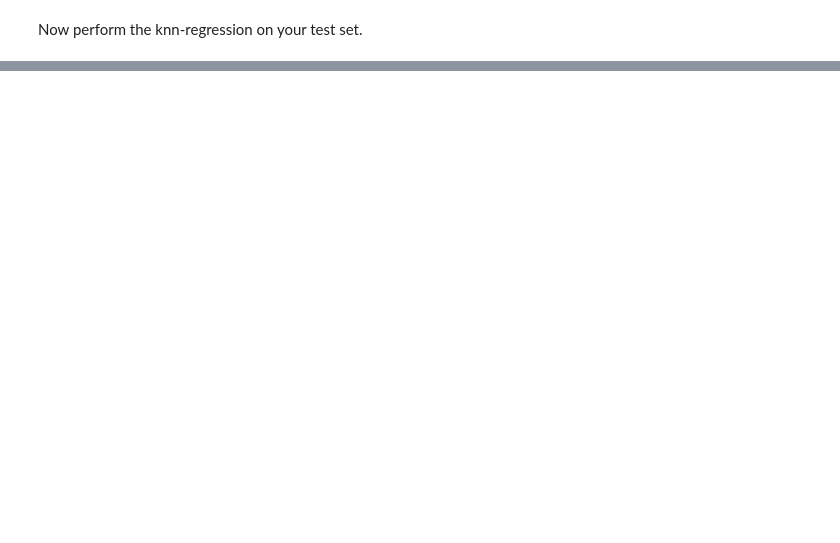
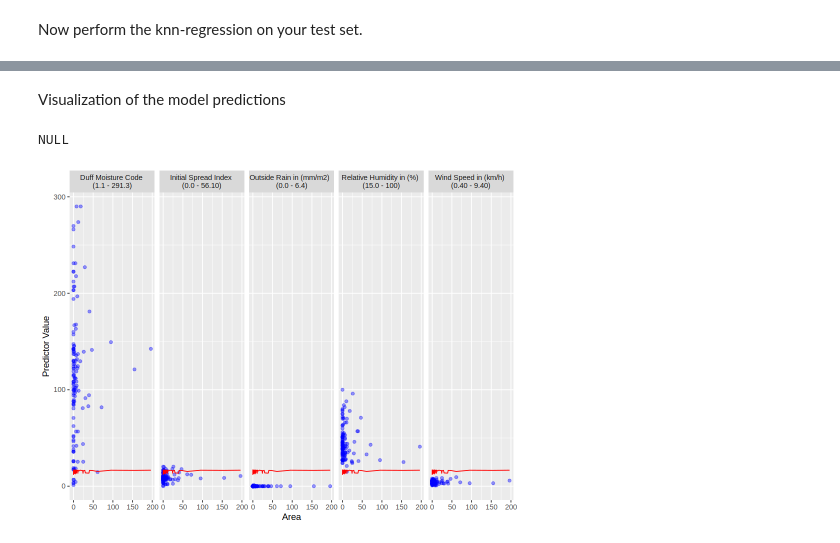
Before and after one commit to perdomopatrick/group7, a Jupyter notebook: ryanCode.ipynb, the cells around one changed output, grey strips where cells are left out. Cells and saved outputs as stored; diff of their text form; code cells hidden in the pictures; blank space fills up the shorter version.

Commit message:
added model visualization

```diff
--- a/ryanCode.ipynb
+++ b/ryanCode.ipynb
@@ -117,0 +141,41 @@ A tibble: 1 × 3
+# %% [markdown]
+Visualization of the model predictions
+# %%
+# makes predictions using workflow
+fire_preds <- new_fire_fit |>
+  predict(data_testing) |>
+  bind_cols(data_testing)
+
+# converts data into form usable by facet_grid()
+converted_data <- data_testing |>
+    select(-FFMC, -DC, -temp) |>
+    pivot_longer(cols = -area,
+                 names_to = "predictors",
+                 values_to = "values")
+
+# labels for the predictors
+predictor_labels <- c(RH = "Relative Humidity in (%) \n(15.0 - 100)",
+                   rain = "Outside Rain in (mm/m2)  \n(0.0 - 6.4)",
+                     DMC="Duff Moisture Code \n(1.1 - 291.3)",
+                     wind="Wind Speed in (km/h) \n(0.40 - 9.40)",
+                     ISI="Initial Spread Index \n(0.0 - 56.10)")
+
+options(repr.plot.width = 8, repr.plot.height = 6)
+
+# graphs the predicted value by the actual values
+plot <- ggplot(converted_data, aes(x = area, y = values)) +
+  geom_point(alpha = 0.4, color = "blue") +
+  geom_line(data = fire_preds,
+            mapping = aes(x = area, y = .pred),
+            color = "red") +
+  xlab("Area") +
+  ylab("Predictor Value") +
+ facet_grid(cols = vars(predictors), scales = "free",
+               labeller = labeller(predictors = predictor_labels))
+  ggtitle(paste0("K = ", kmin)) +
+  theme(text = element_text(size = 12))
+
+plot
+# %% [output]
+NULL
+[figure, added]
```
Also changed, not shown: parts of 4 cells of this notebook.
